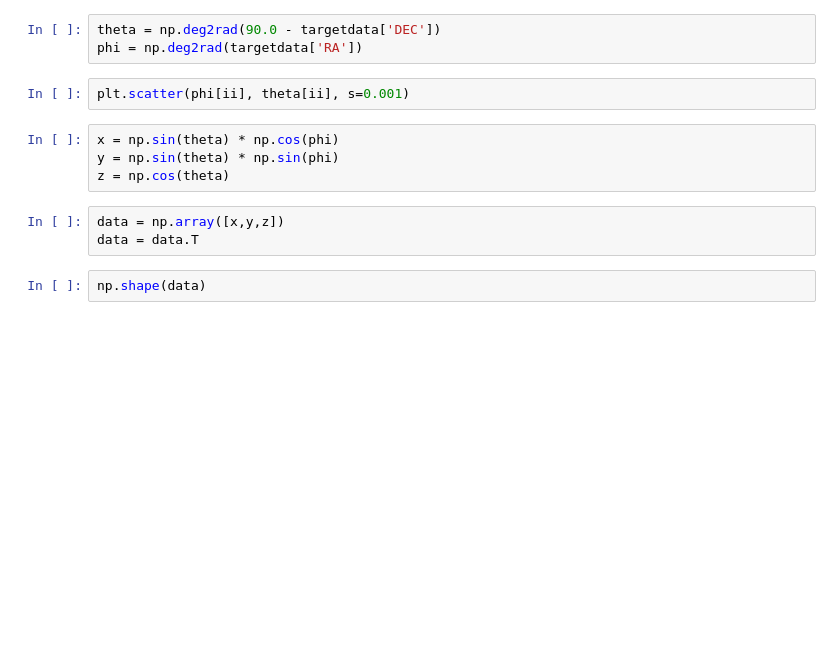
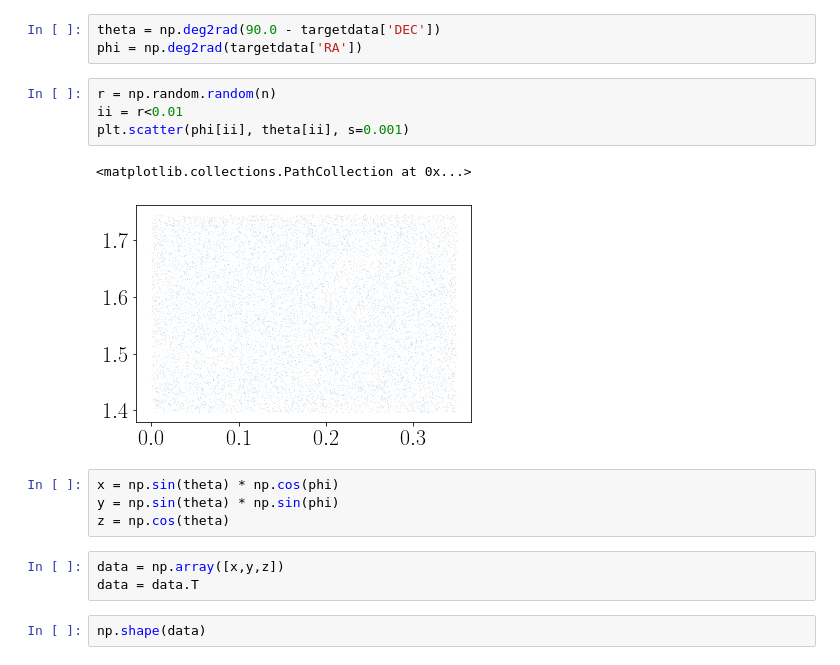
Before and after one commit to forero/SandboxDESI, a Jupyter notebook: fba_paper/neighbors_stats.ipynb, the cells around one changed output. Cells and saved outputs as stored; diff of their text form; blank space fills up the shorter version.

```diff
--- a/fba_paper/neighbors_stats.ipynb
+++ b/fba_paper/neighbors_stats.ipynb
@@ -34,7 +43,12 @@ plt.scatter(targetdata['RA'][ii], targetdata['DEC'][ii], s=0.01)
 theta = np.deg2rad(90.0 - targetdata['DEC'])
 phi = np.deg2rad(targetdata['RA'])
 # %%
+r = np.random.random(n)
+ii = r<0.01
 plt.scatter(phi[ii], theta[ii], s=0.001)
+# %% [output]
+<matplotlib.collections.PathCollection at 0x...>
+[figure, added]
 # %%
 x = np.sin(theta) * np.cos(phi)
 y = np.sin(theta) * np.sin(phi)
```
Also changed, not shown: parts of 12 cells of this notebook, 1 other file.
